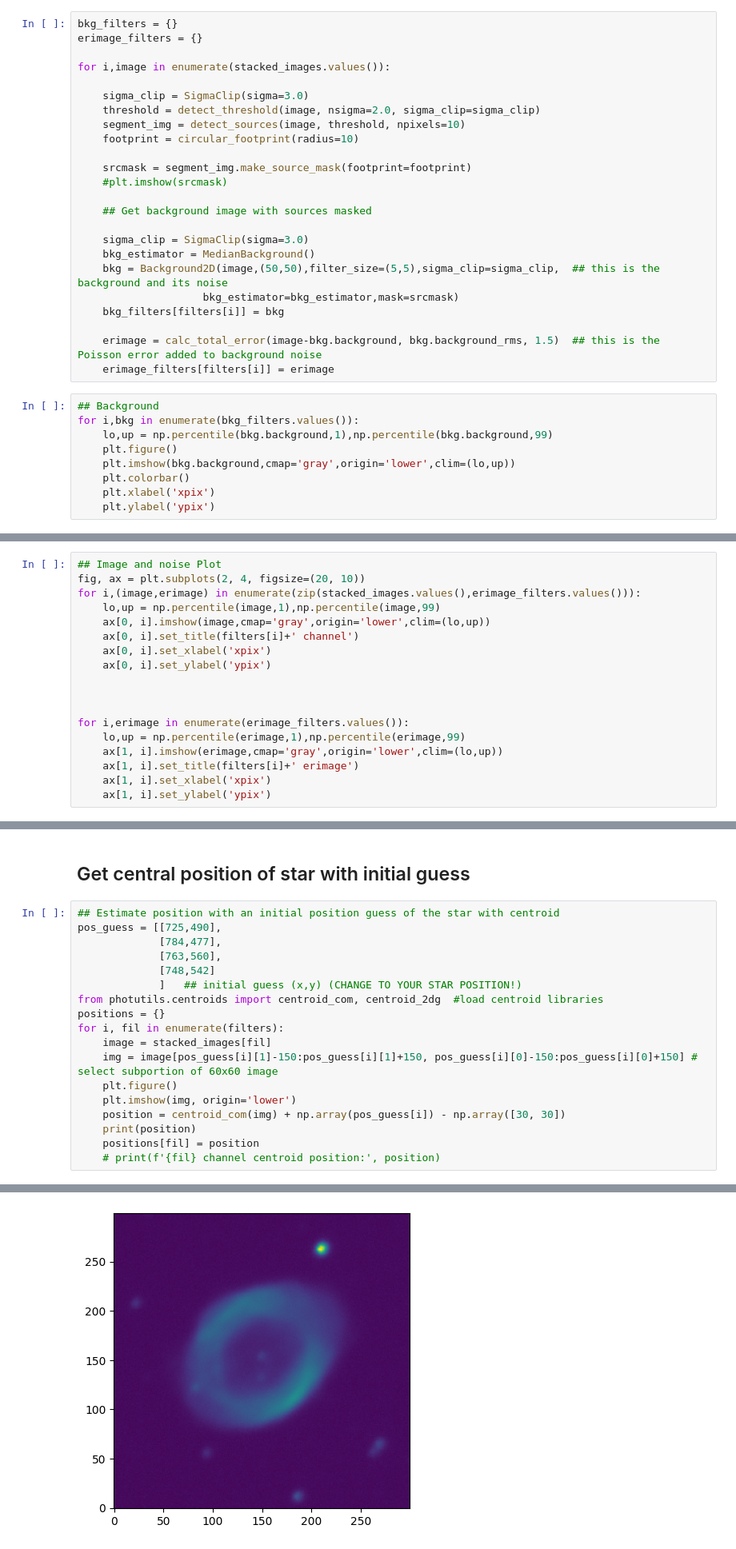
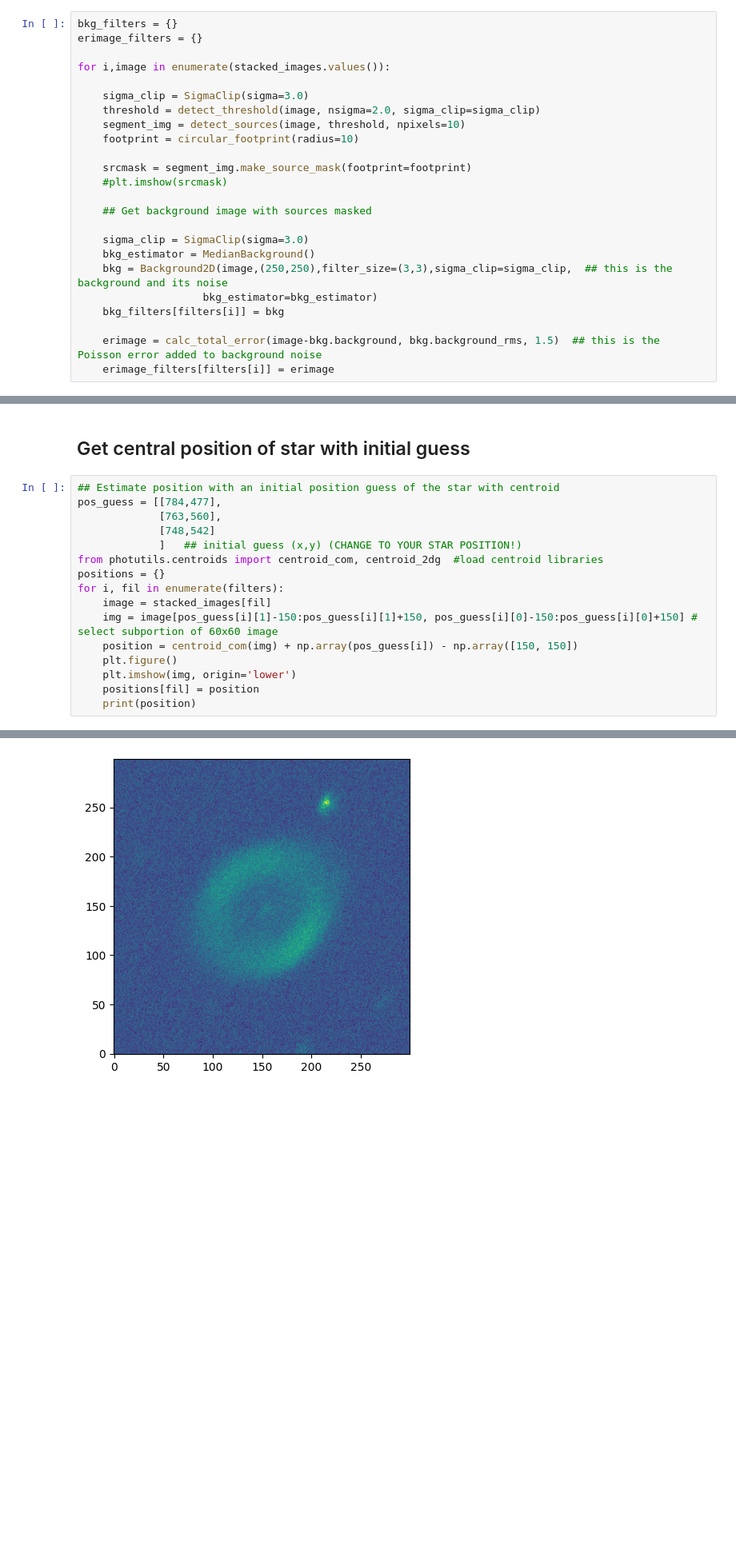
Before and after one commit to wisewizardofthestars/LA, a Jupyter notebook: V-aperture_photometry_AREA_CONSIDERED.ipynb, the cells around one changed output, grey strips where cells are left out. Shown at 80% size. Drawn from its saved outputs; the diff is of its cells as text; blank space fills up the shorter version.

```diff
--- a/V-aperture_photometry_AREA_CONSIDERED.ipynb
+++ b/V-aperture_photometry_AREA_CONSIDERED.ipynb
@@ -62,18 +70,9 @@ for i,image in enumerate(stacked_images.values()):
 
     sigma_clip = SigmaClip(sigma=3.0)
     bkg_estimator = MedianBackground()
-    bkg = Background2D(image,(50,50),filter_size=(5,5),sigma_clip=sigma_clip,  ## this is the background and its noise
-                    bkg_estimator=bkg_estimator,mask=srcmask)
+    bkg = Background2D(image,(250,250),filter_size=(3,3),sigma_clip=sigma_clip,  ## this is the background and its noise
+                    bkg_estimator=bkg_estimator)
     bkg_filters[filters[i]] = bkg
 
     erimage = calc_total_error(image-bkg.background, bkg.background_rms, 1.5)  ## this is the Poisson error added to background noise
     erimage_filters[filters[i]] = erimage
-# %%
-## Background
-for i,bkg in enumerate(bkg_filters.values()):
-    lo,up = np.percentile(bkg.background,1),np.percentile(bkg.background,99)
-    plt.figure()
-    plt.imshow(bkg.background,cmap='gray',origin='lower',clim=(lo,up))
-    plt.colorbar()
-    plt.xlabel('xpix')
-    plt.ylabel('ypix')
@@ -85,18 +78,0 @@ for i,bkg in enumerate(bkg_filters.values()):
-# %%
-## Image and noise Plot
-fig, ax = plt.subplots(2, 4, figsize=(20, 10))
-for i,(image,erimage) in enumerate(zip(stacked_images.values(),erimage_filters.values())):
-    lo,up = np.percentile(image,1),np.percentile(image,99)
-    ax[0, i].imshow(image,cmap='gray',origin='lower',clim=(lo,up))
-    ax[0, i].set_title(filters[i]+' channel')
-    ax[0, i].set_xlabel('xpix')
-    ax[0, i].set_ylabel('ypix')
-
-
-
-for i,erimage in enumerate(erimage_filters.values()):
-    lo,up = np.percentile(erimage,1),np.percentile(erimage,99)
-    ax[1, i].imshow(erimage,cmap='gray',origin='lower',clim=(lo,up))
-    ax[1, i].set_title(filters[i]+' erimage')
-    ax[1, i].set_xlabel('xpix')
-    ax[1, i].set_ylabel('ypix')
@@ -106,8 +80,7 @@ for i,erimage in enumerate(erimage_filters.values()):
 ## Get central position of star with initial guess
 # %%
 ## Estimate position with an initial position guess of the star with centroid
-pos_guess = [[725,490],
-             [784,477],
+pos_guess = [[784,477],
              [763,560],
              [748,542]
              ]   ## initial guess (x,y) (CHANGE TO YOUR STAR POSITION!)
@@ -116,10 +89,9 @@ positions = {}
 for i, fil in enumerate(filters):
     image = stacked_images[fil]
     img = image[pos_guess[i][1]-150:pos_guess[i][1]+150, pos_guess[i][0]-150:pos_guess[i][0]+150] # select subportion of 60x60 image
+    position = centroid_com(img) + np.array(pos_guess[i]) - np.array([150, 150])
     plt.figure()
     plt.imshow(img, origin='lower')
-    position = centroid_com(img) + np.array(pos_guess[i]) - np.array([30, 30])
+    positions[fil] = position
     print(position)
-    positions[fil] = position
-    # print(f'{fil} channel centroid position:', position)
 # %% [output]
@@ -130 +101 @@ for i, fil in enumerate(filters):
-[figure, old version]
+[figure, new version]
```
Also changed, not shown: parts of 9 cells of this notebook, 6 other files.
